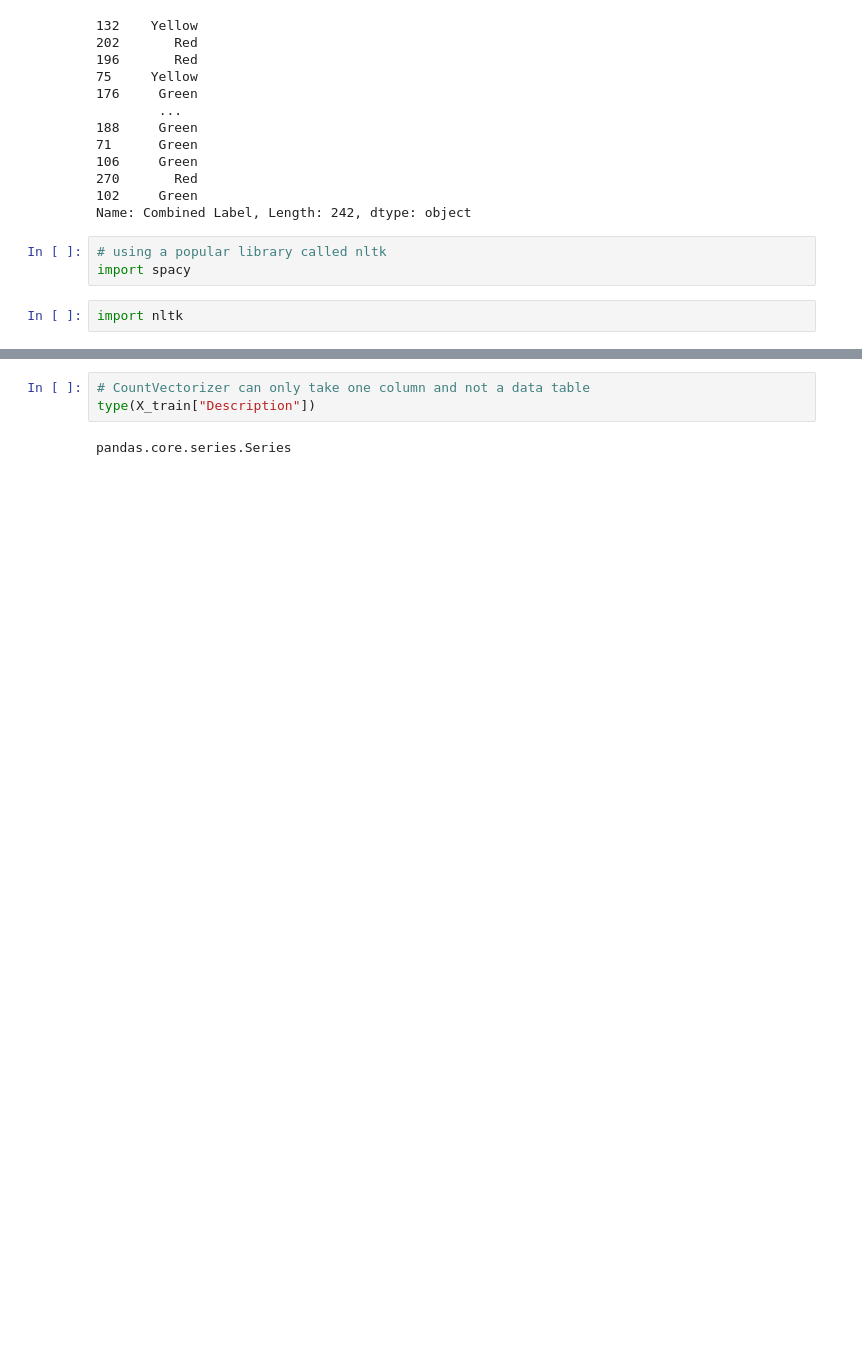
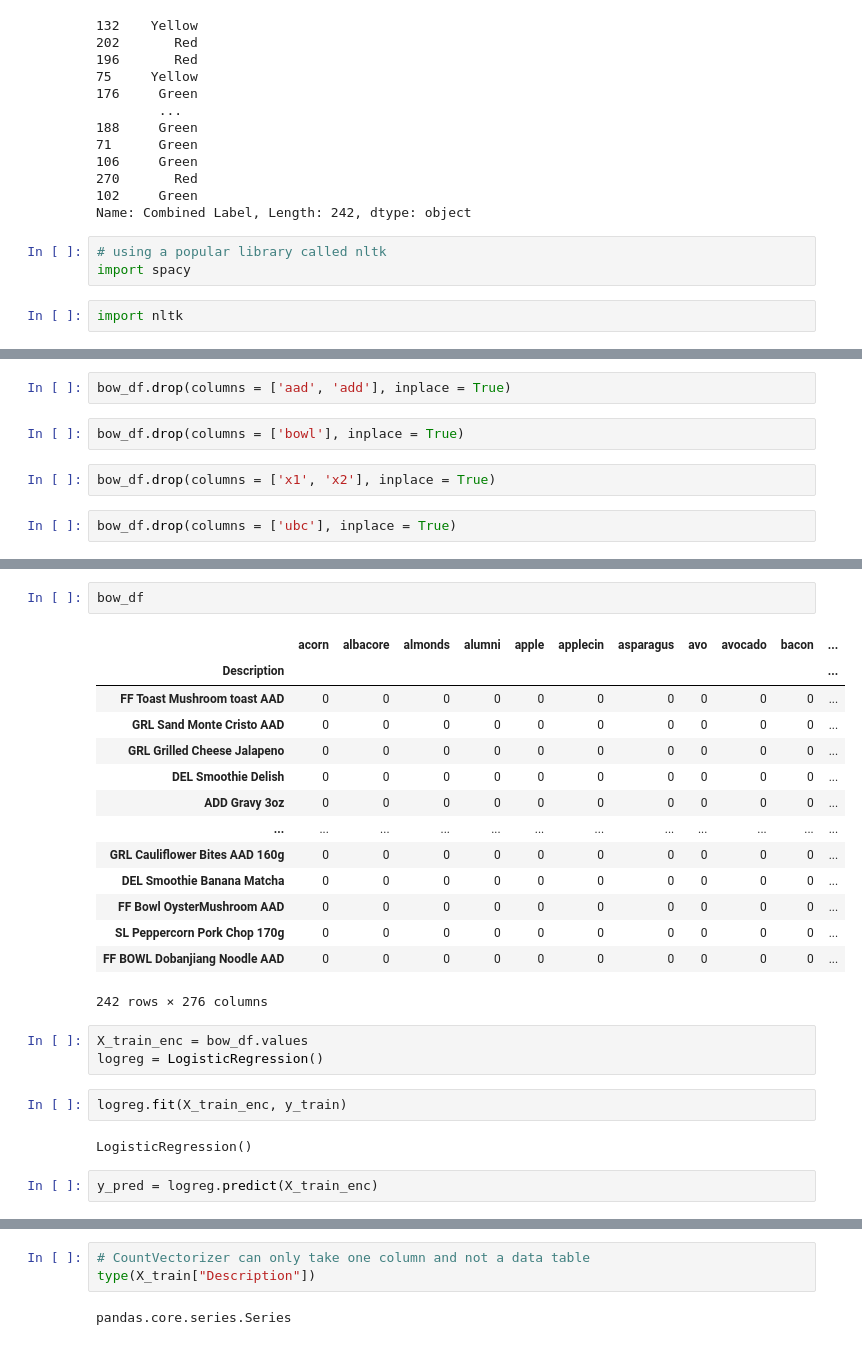
Before and after one commit to ssmubc/CFFS_jupyter_may29, a Jupyter notebook: Machine_Learning_algorithms_solutions/Bag_of_words_ML_algorithm.ipynb, the cells around one changed output, grey strips where cells are left out. Cells and saved outputs as stored; diff of their text form; blank space fills up the shorter version.

```diff
--- a/Machine_Learning_algorithms_solutions/Bag_of_words_ML_algorithm.ipynb
+++ b/Machine_Learning_algorithms_solutions/Bag_of_words_ML_algorithm.ipynb
@@ -420,0 +384,8 @@ bow_df
+# %%
+bow_df.drop(columns = ['aad', 'add'], inplace = True)
+# %%
+bow_df.drop(columns = ['bowl'], inplace = True)
+# %%
+bow_df.drop(columns = ['x1', 'x2'], inplace = True)
+# %%
+bow_df.drop(columns = ['ubc'], inplace = True)
@@ -447,0 +460,26 @@ dtype: int64
+# %%
+bow_df
+# %% [output]
+|  | acorn | albacore | almonds | alumni | apple | applecin | asparagus | avo | avocado | bacon | ... |
+| Description |  |  |  |  |  |  |  |  |  |  | ... |
+| FF Toast Mushroom toast AAD | 0 | 0 | 0 | 0 | 0 | 0 | 0 | 0 | 0 | 0 | ... |
+| GRL Sand Monte Cristo AAD | 0 | 0 | 0 | 0 | 0 | 0 | 0 | 0 | 0 | 0 | ... |
+| GRL Grilled Cheese Jalapeno | 0 | 0 | 0 | 0 | 0 | 0 | 0 | 0 | 0 | 0 | ... |
+| DEL Smoothie Delish | 0 | 0 | 0 | 0 | 0 | 0 | 0 | 0 | 0 | 0 | ... |
+| ADD Gravy 3oz | 0 | 0 | 0 | 0 | 0 | 0 | 0 | 0 | 0 | 0 | ... |
+| ... | ... | ... | ... | ... | ... | ... | ... | ... | ... | ... | ... |
+| GRL Cauliflower Bites AAD 160g | 0 | 0 | 0 | 0 | 0 | 0 | 0 | 0 | 0 | 0 | ... |
+| DEL Smoothie Banana Matcha | 0 | 0 | 0 | 0 | 0 | 0 | 0 | 0 | 0 | 0 | ... |
+| FF Bowl OysterMushroom AAD | 0 | 0 | 0 | 0 | 0 | 0 | 0 | 0 | 0 | 0 | ... |
+| SL Peppercorn Pork Chop 170g | 0 | 0 | 0 | 0 | 0 | 0 | 0 | 0 | 0 | 0 | ... |
+| FF BOWL Dobanjiang Noodle AAD | 0 | 0 | 0 | 0 | 0 | 0 | 0 | 0 | 0 | 0 | ... |
+242 rows × 276 columns
+# %%
+X_train_enc = bow_df.values
+logreg = LogisticRegression()
+# %%
+logreg.fit(X_train_enc, y_train)
+# %% [output]
+LogisticRegression()
+# %%
+y_pred = logreg.predict(X_train_enc)
```
Also changed, not shown: parts of 11 cells of this notebook.
